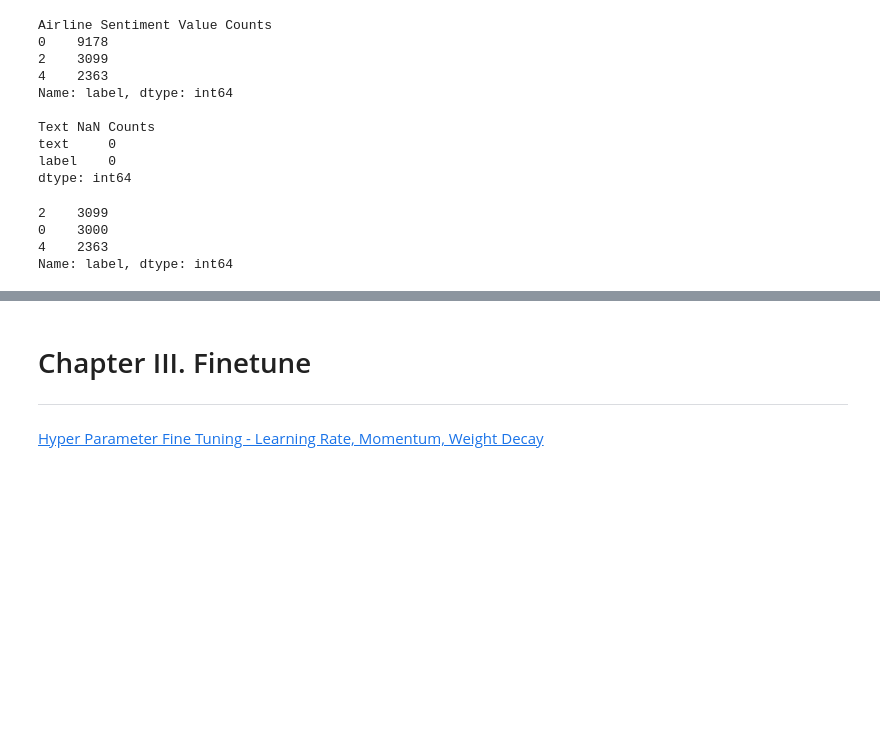
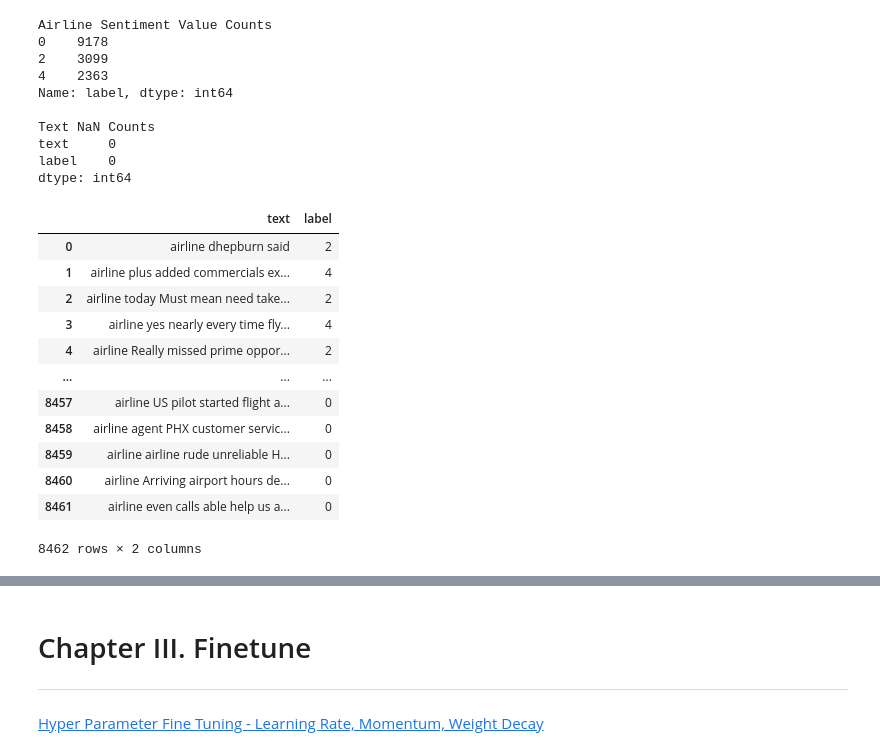
Before and after one commit to 0xJade/air-tweets, a Jupyter notebook: air-sent_analysis.ipynb, the cells around one changed output, grey strips where cells are left out. Saved outputs shown, nothing was run; the diff lists cells and outputs as text; code cells hidden in the pictures; blank space fills up the shorter version.

```diff
--- a/air-sent_analysis.ipynb
+++ b/air-sent_analysis.ipynb
@@ -147,27 +144,37 @@ dtype: int64
 # %%
 # -----------------------------------
 # f. Create a More Even Distribution
 #    of Label Types for Model
 #    ===============================
 #
 #      - 3X as more negative labels
 #        compared to neutral and
 #        positive
 #
 #      - Randomly sample 3,000 negative
 #        labels to train model with more
 #        fair representation of data!!!
 #
 # -----------------------------------
 df = pd.concat([ df[ df.label.isin( [2, 4] ) ], \
                  df[ df.label==0].sample(3000) ])
 df = df.reset_index(drop=True)
 df.label.value_counts()
+df
 # %% [output]
+|  | text | label |
+| 0 | airline dhepburn said | 2 |
+| 1 | airline plus added commercials ex... | 4 |
+| 2 | airline today Must mean need take... | 2 |
+| 3 | airline yes nearly every time fly... | 4 |
+| 4 | airline Really missed prime oppor... | 2 |
+| ... | ... | ... |
+| 8457 | airline US pilot started flight a... | 0 |
+| 8458 | airline agent PHX customer servic... | 0 |
+| 8459 | airline airline rude unreliable H... | 0 |
+| 8460 | airline Arriving airport hours de... | 0 |
+| 8461 | airline even calls able help us a... | 0 |
-2    3099
-0    3000
-4    2363
-Name: label, dtype: int64
+8462 rows × 2 columns
 # %%
 # -----------------------------------
 # g. Tokenize
```
Also changed, not shown: parts of 9 cells of this notebook, 2 other files.
